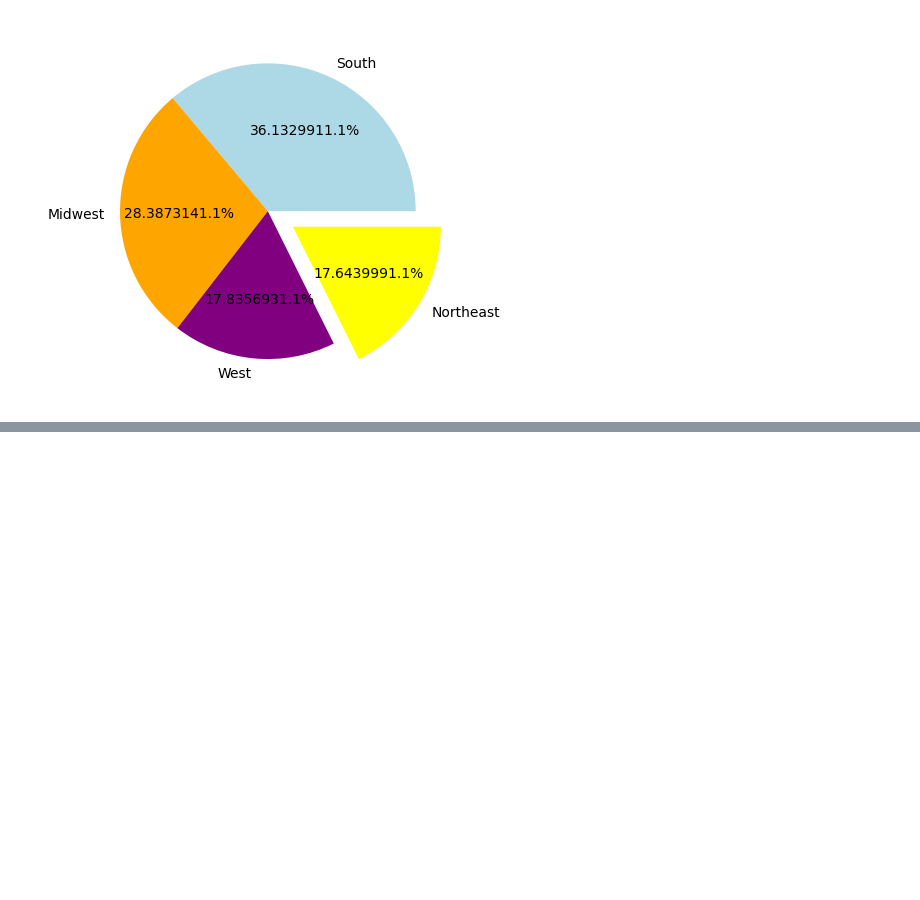
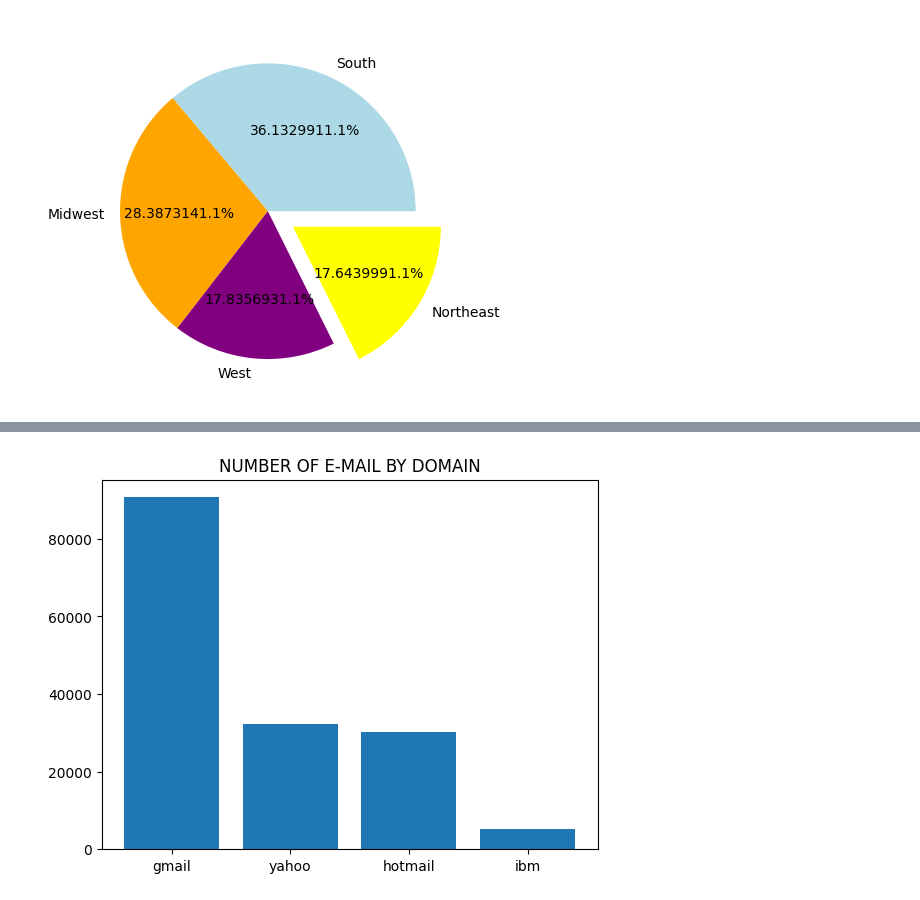
Before and after one commit to kianpaya/customer-analysis, a Jupyter notebook: costumer.ipynb, the cells around one changed output, grey strips where cells are left out. Drawn from its saved outputs; the diff is of its cells as text; code cells hidden in the pictures; blank space fills up the shorter version.

Commit message:
E-MAIL DOMAINS

```diff
--- a/costumer.ipynb
+++ b/costumer.ipynb
@@ -133,0 +165,3 @@ plt.show()
+# %%
+df["E Mail"] = df["E Mail"].apply(lambda i:i.split("@")[1])
+df["E Mail"].value_counts()
@@ -133,0 +186,10 @@ plt.show()
+# %%
+gmail = df[df["E Mail"] == "gmail.com"]
+yahoo = df[df["E Mail"] == "yahoo.com"]
+hotmail = df[df["E Mail"] == "hotmail.com"]
+ibm = df[df["E Mail"] == "ibm.com"]
+plt.bar(["gmail" , "yahoo" , "hotmail" , "ibm"] , [len(gmail) , len(yahoo) , len(hotmail) , len(ibm)])
+plt.title("NUMBER OF E-MAIL BY DOMAIN")
+plt.show()
+# %% [output]
+[figure, added]
```
Also changed, not shown: parts of 4 cells of this notebook.
